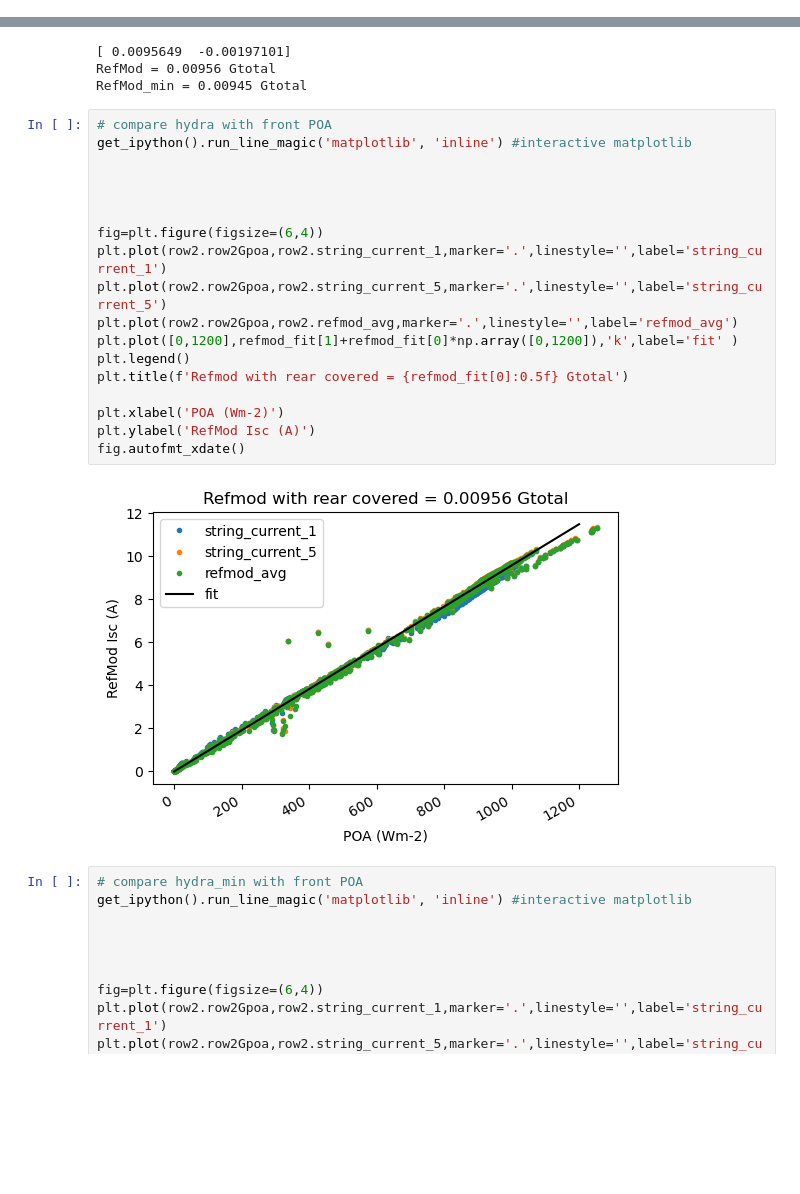
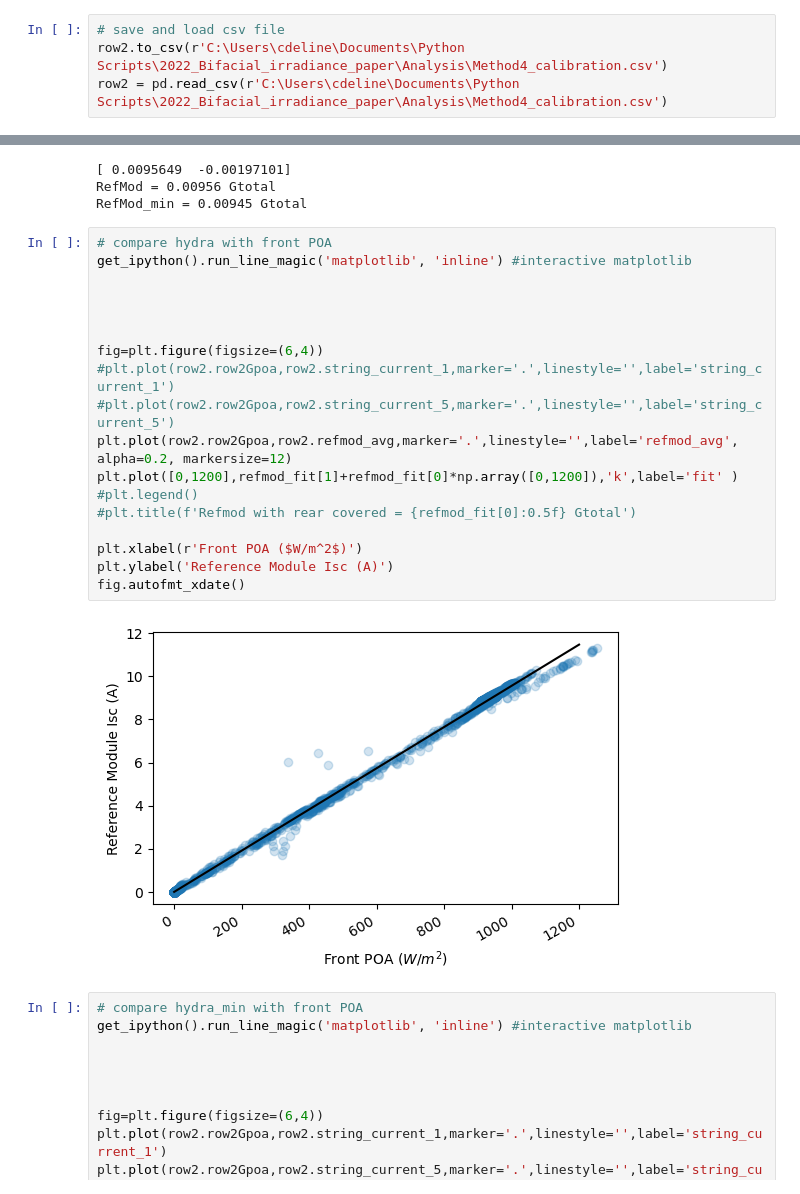
Before and after one commit to shirubana/Approaches2BifacialPerformanceMonitoring, a Jupyter notebook: Analysis/Method4_calibration_3_29_2023.ipynb, the cells around one changed output, grey strips where cells are left out. Drawn from its saved outputs; the diff is of its cells as text; blank space fills up the shorter version.

Commit message:
Figure labels updates

```diff
--- a/Analysis/Method4_calibration_3_29_2023.ipynb
+++ b/Analysis/Method4_calibration_3_29_2023.ipynb
@@ -160,6 +160,10 @@ Index(['row2dci', 'dc_energy_export', 'dc_energy_import', 'dc_energy_net',
        'string_current_8', 'string_current_9', 'temperature_ambient',
        'row2tmod'],
       dtype='object', name='sensor_name')
+# %%
+# save and load csv file
+row2.to_csv(r'C:\Users\cdeline\Documents\Python Scripts\2022_Bifacial_irradiance_paper\Analysis\Method4_calibration.csv')
+row2 = pd.read_csv(r'C:\Users\cdeline\Documents\Python Scripts\2022_Bifacial_irradiance_paper\Analysis\Method4_calibration.csv')
 # %%
 # compare hydra with front POA
 get_ipython().run_line_magic('matplotlib', 'inline') #interactive matplotlib
@@ -201,23 +205,23 @@ RefMod_min = 0.00945 Gtotal
 # %%
 # compare hydra with front POA
 get_ipython().run_line_magic('matplotlib', 'inline') #interactive matplotlib
 
 
 
 
 fig=plt.figure(figsize=(6,4))
-plt.plot(row2.row2Gpoa,row2.string_current_1,marker='.',linestyle='',label='string_current_1')
-plt.plot(row2.row2Gpoa,row2.string_current_5,marker='.',linestyle='',label='string_current_5')
-plt.plot(row2.row2Gpoa,row2.refmod_avg,marker='.',linestyle='',label='refmod_avg')
+#plt.plot(row2.row2Gpoa,row2.string_current_1,marker='.',linestyle='',label='string_current_1')
+#plt.plot(row2.row2Gpoa,row2.string_current_5,marker='.',linestyle='',label='string_current_5')
+plt.plot(row2.row2Gpoa,row2.refmod_avg,marker='.',linestyle='',label='refmod_avg', alpha=0.2, markersize=12)
 plt.plot([0,1200],refmod_fit[1]+refmod_fit[0]*np.array([0,1200]),'k',label='fit' )
-plt.legend()
-plt.title(f'Refmod with rear covered = {refmod_fit[0]:0.5f} Gtotal')
+#plt.legend()
+#plt.title(f'Refmod with rear covered = {refmod_fit[0]:0.5f} Gtotal')
 
-plt.xlabel('POA (Wm-2)')
-plt.ylabel('RefMod Isc (A)')
+plt.xlabel(r'Front POA ($W/m^2$)')
+plt.ylabel('Reference Module Isc (A)')
 fig.autofmt_xdate()
 # %% [output]
-[figure, old version]
+[figure, new version]
 # %%
 # compare hydra_min with front POA
 get_ipython().run_line_magic('matplotlib', 'inline') #interactive matplotlib
```
Also changed, not shown: parts of 2 cells of this notebook, 1 other file.
